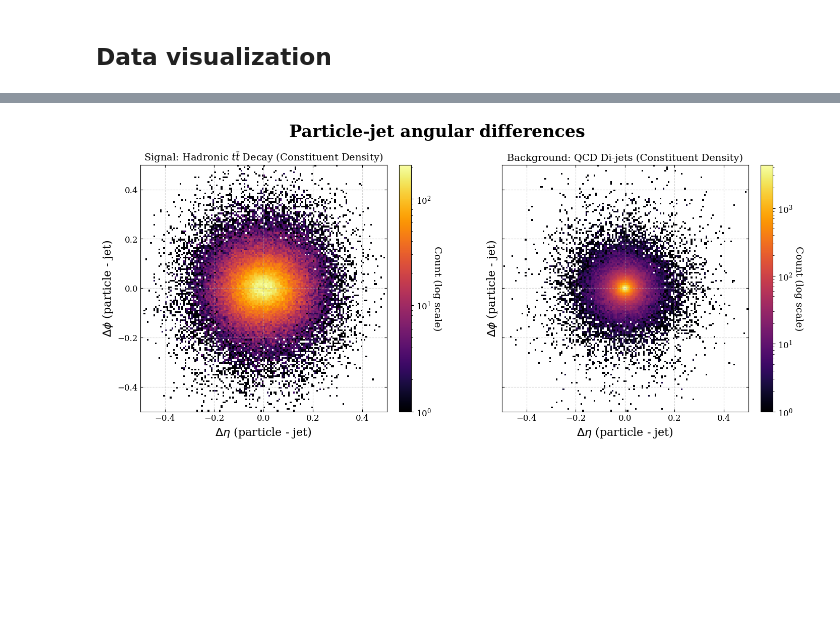
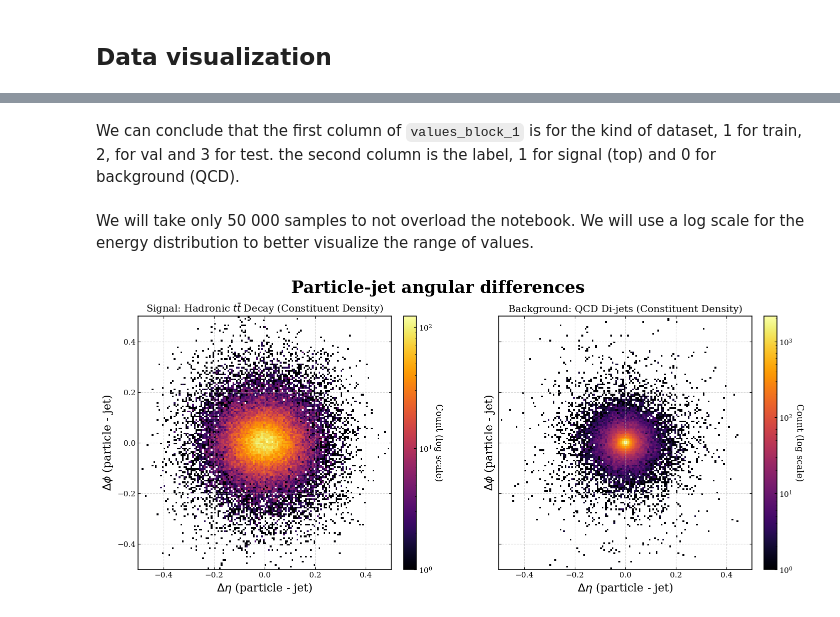
Before and after one commit to ReyGuadarrama/Quantum-Sinusoidal-Kolmogorov-Arnold-Networks-for-High-Energy-Physics, a Jupyter notebook: notebooks/EDA_top.ipynb, the cells around one changed output, grey strips where cells are left out. Cells and saved outputs as stored; diff of their text form; code cells hidden in the pictures; blank space fills up the shorter version.

```diff
--- a/notebooks/EDA_top.ipynb
+++ b/notebooks/EDA_top.ipynb
@@ -124,12 +124,12 @@ try:
     with h5py.File('../data/val.h5', 'r') as f:
         table = f['table']['table']
         # We take just 100 000 file to this first part
-        x_qt_data = table['values_block_0'][:]
-        y_qt_data = table['values_block_1'][:]
+        x_top_data = table['values_block_0'][:]
+        y_top_data = table['values_block_1'][:]
 
         df_comprobation = pl.DataFrame({
-            "px_particle_1": x_qt_data[:, 0],
-            "px_truth_top": x_qt_data[:, 800]
+            "px_particle_1": x_top_data[:, 0],
+            "px_truth_top": x_top_data[:, 800]
         })
 
         print(df_comprobation.describe())
@@ -159 +200,5 @@ from matplotlib.colors import LogNorm
+# %% [markdown]
+We can conclude that the first column of `values_block_1` is for the kind of dataset, 1 for train, 2, for val and 3 for test. the second column is the label, 1 for signal (top) and 0 for background (QCD).
+# %% [markdown]
+We will take only 50 000 samples to not overload the notebook. We will use a log scale for the energy distribution to better visualize the range of values.
 # %%
@@ -189,11 +234,12 @@ p_energy = x_visual[:, 3:20:4].flatten()  # Energía de cada partícula
 # %%
 # dataframe
-df_viz = pl.DataFrame({
+df_real = pl.DataFrame({
     "delta_eta": p_eta - jet_eta_rep,
     "delta_phi": p_phi - jet_phi_rep,
     "energy": p_energy,
     "class": y_rep
-}).filter((pl.col("delta_eta") != 0) & (pl.col("delta_phi") != 0))
+}).filter( #((pl.col("delta_eta") != 0) | (pl.col("delta_phi") != 0)) \
+(pl.col("energy") > 1e-5))
 
-top_data = df_viz.filter(pl.col("class") == 1)
-background_data = df_viz.filter(pl.col("class") == 0)
+top_data = df_real.filter(pl.col("class") == 1)
+background_data = df_real.filter(pl.col("class") == 0)
@@ -200,13 +268,4 @@ background_data = df_viz.filter(pl.col("class") == 0)
 # %%
-plt.rcParams.update({
-    "font.size": 14,
-    "axes.labelsize": 14,
-    "axes.titlesize": 16,
-    "xtick.labelsize": 12,
-    "ytick.labelsize": 12,
-    "font.family": "serif"
-})
-
 # sig vs bkg
 fig, axes = plt.subplots(1, 2, figsize=(15, 6.5), sharex=True, sharey=True)
 img_range = [[-0.5, 0.5], [-0.5, 0.5]]
@@ -222,31 +281,31 @@ im0 = axes[0].hist2d(top_data["delta_eta"].to_numpy(),
 cbar0 = fig.colorbar(im0[3], ax=axes[0], fraction=0.046, pad=0.04)
 cbar0.set_label("Count (log scale)", rotation=270, labelpad=15)
 axes[0].set_title(r"Signal: Hadronic $t\bar{t}$ Decay (Constituent Density)", fontsize=14)
 axes[0].set_xlabel("$\\Delta \\eta$ (particle - jet)", fontsize=16)
 axes[0].set_ylabel("$\\Delta \\phi$ (particle - jet)", fontsize=16)
 
 # Background
 im1 = axes[1].hist2d(background_data["delta_eta"].to_numpy(),
                     background_data["delta_phi"].to_numpy(),
                     bins=bin_resolution,
                     range=img_range,
                     cmap="inferno",
                     norm=LogNorm())
 cbar1 = fig.colorbar(im1[3], ax=axes[1], fraction=0.046, pad=0.04)
 cbar1.set_label("Count (log scale)", rotation=270, labelpad=15)
 axes[1].set_title("Background: QCD Di-jets (Constituent Density)", fontsize=14)
 axes[1].set_xlabel("$\\Delta \\eta$ (particle - jet)", fontsize=16)
 axes[1].set_ylabel("$\\Delta \\phi$ (particle - jet)", fontsize=16)
 
 for ax in axes:
     ax.set_aspect('equal', adjustable='box')
     ax.set_xlim(img_range[0])
     ax.set_ylim(img_range[1])
     ax.tick_params(direction='in', top=True, right=True)
     ax.grid(True, linestyle='--', alpha=0.5)
 
 plt.suptitle("Particle-jet angular differences", fontsize=24, fontweight='bold')
 plt.tight_layout()#rect=[0, 0, 1, 0.95])
 plt.show()
 # %% [output]
-[figure, old version]
+[figure, new version]
```
Also changed, not shown: parts of 18 cells of this notebook, 1 other file.
